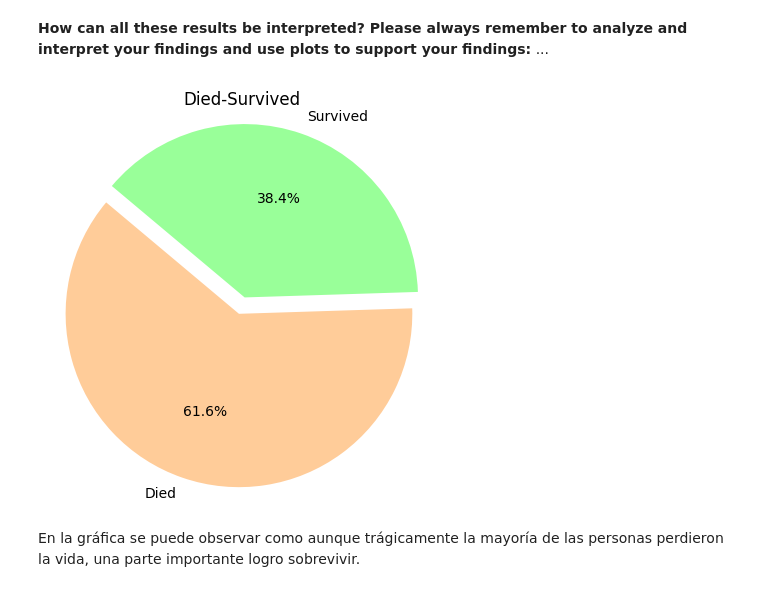
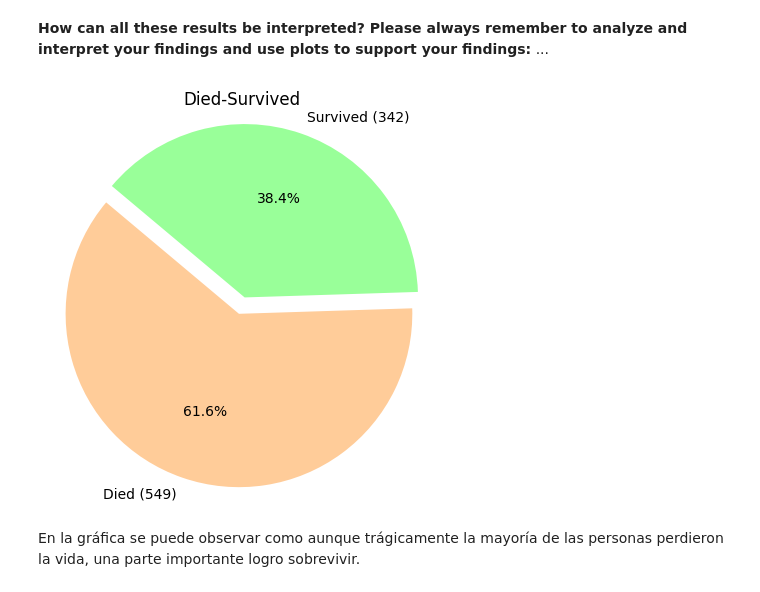
Before and after one commit to yoshikagua/MetNumUN2024I, a Jupyter notebook: Quiz3/staguirreg_quiz3.ipynb, the cells around one changed output. Saved outputs shown, nothing was run; the diff lists cells and outputs as text; code cells hidden in the pictures.

```diff
--- a/Quiz3/staguirreg_quiz3.ipynb
+++ b/Quiz3/staguirreg_quiz3.ipynb
@@ -671,20 +665,22 @@ The output of the above cell should be:
 # %%
 import matplotlib.pyplot as plt
 
 survived_count = titanic['Survived'].value_counts()
-labels = ['Died', 'Survived']
+count_died = len(titanic[titanic['Survived'] == 0])
+count_survived = len(titanic[titanic['Survived'] == 1])
+
+labels = ['Died ({})'.format(count_died), 'Survived ({})'.format(count_survived)]
 explode = (0.1, 0)
 
 colors = ['#ffcc99', '#99ff99']
 
 plt.figure(figsize=(5, 5))
 plt.pie(survived_count, labels=labels, colors=colors, explode=explode, autopct='%1.1f%%', startangle=140)
 plt.title('Died-Survived')
 plt.axis('equal')
-
 plt.show()
 # %% [output]
-[figure, old version]
+[figure, new version]
 # %% [markdown]
 En la gráfica se puede observar como aunque trágicamente la mayoría de las personas perdieron la vida, una parte importante logro sobrevivir.
 # %%
```
Also changed, not shown: parts of 7 cells of this notebook.
